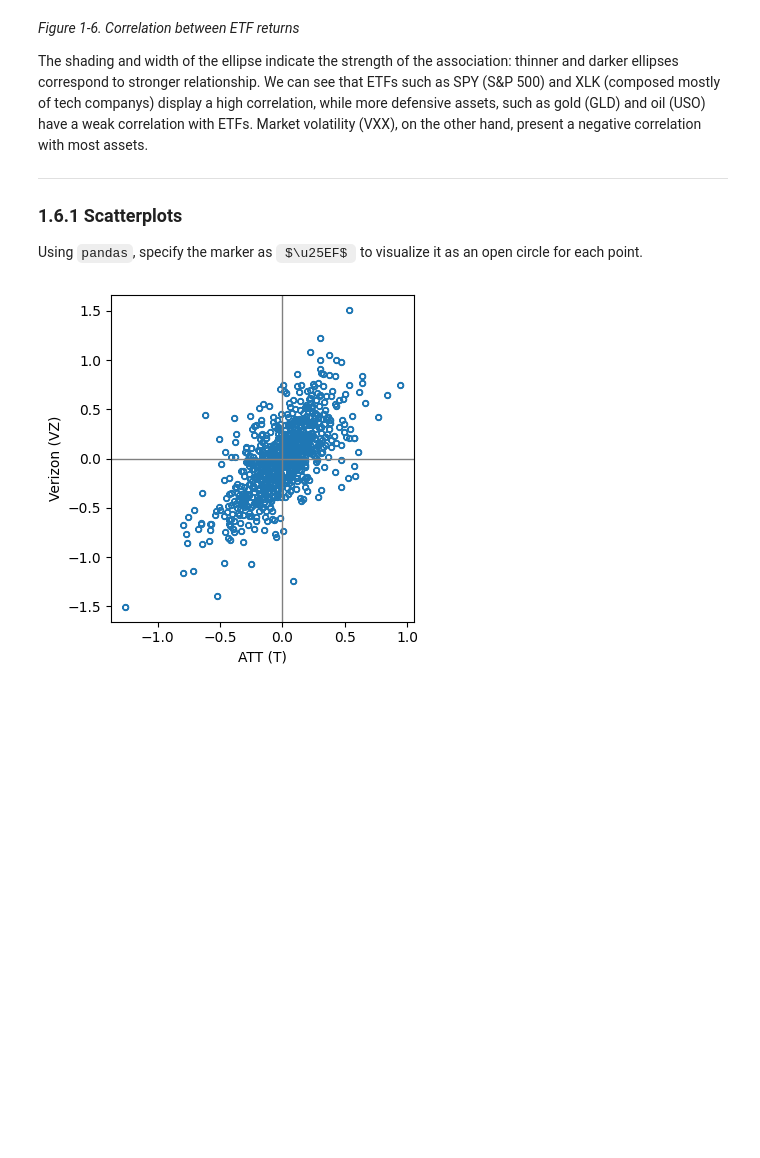
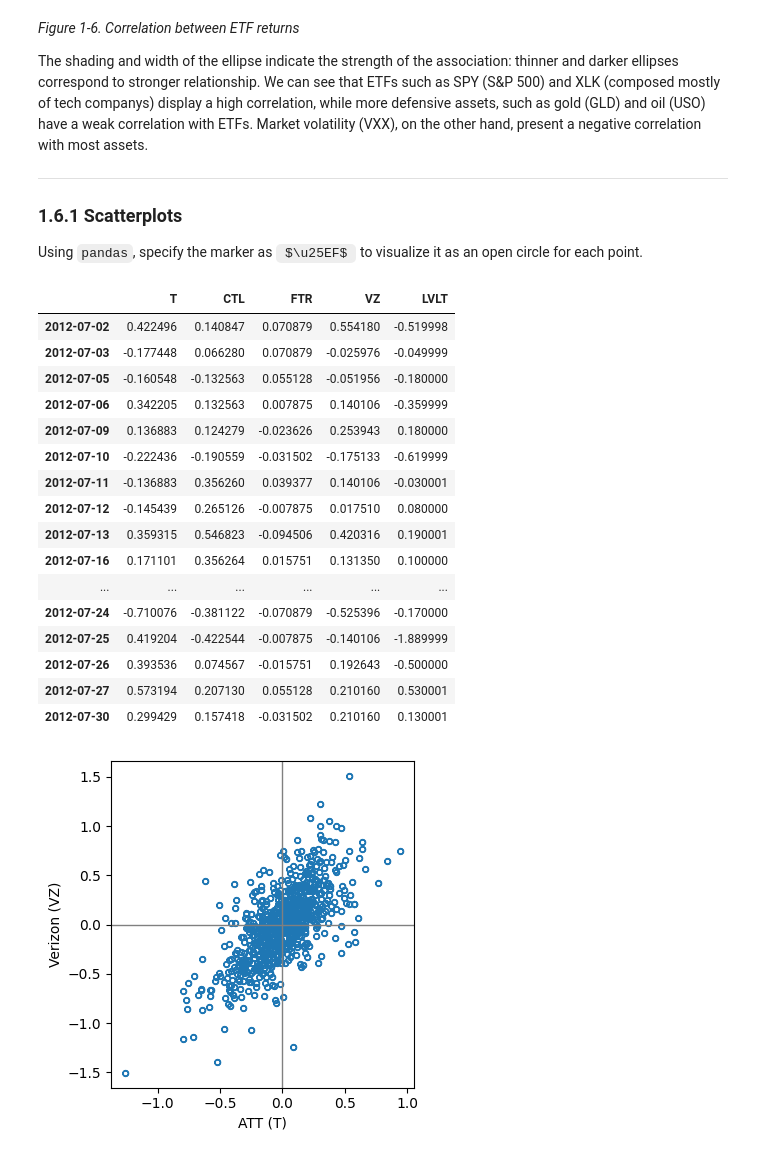
Before and after one commit to felipesebben/practical_statistics, a Jupyter notebook: 1_Exploratory_Data_Analysis.ipynb, the cells around one changed output. Drawn from its saved outputs; the diff is of its cells as text; code cells hidden in the pictures; some formulas as TeX source; blank space fills up the shorter version.

```diff
--- a/1_Exploratory_Data_Analysis.ipynb
+++ b/1_Exploratory_Data_Analysis.ipynb
@@ -456,6 +456,26 @@ plt.show()
 <hr>
 <h3>1.6.1 Scatterplots</h3>
 <p>Using <code>pandas</code>, specify the marker as <code>$\u25EF$</code> to visualize it as an open circle for each point.</p>
+# %%
+telecom.head(20)
+# %% [output]
+|  | T | CTL | FTR | VZ | LVLT |
+| 2012-07-02 | 0.422496 | 0.140847 | 0.070879 | 0.554180 | -0.519998 |
+| 2012-07-03 | -0.177448 | 0.066280 | 0.070879 | -0.025976 | -0.049999 |
+| 2012-07-05 | -0.160548 | -0.132563 | 0.055128 | -0.051956 | -0.180000 |
+| 2012-07-06 | 0.342205 | 0.132563 | 0.007875 | 0.140106 | -0.359999 |
+| 2012-07-09 | 0.136883 | 0.124279 | -0.023626 | 0.253943 | 0.180000 |
+| 2012-07-10 | -0.222436 | -0.190559 | -0.031502 | -0.175133 | -0.619999 |
+| 2012-07-11 | -0.136883 | 0.356260 | 0.039377 | 0.140106 | -0.030001 |
+| 2012-07-12 | -0.145439 | 0.265126 | -0.007875 | 0.017510 | 0.080000 |
+| 2012-07-13 | 0.359315 | 0.546823 | -0.094506 | 0.420316 | 0.190001 |
+| 2012-07-16 | 0.171101 | 0.356264 | 0.015751 | 0.131350 | 0.100000 |
+| ... | ... | ... | ... | ... | ... |
+| 2012-07-24 | -0.710076 | -0.381122 | -0.070879 | -0.525396 | -0.170000 |
+| 2012-07-25 | 0.419204 | -0.422544 | -0.007875 | -0.140106 | -1.889999 |
+| 2012-07-26 | 0.393536 | 0.074567 | -0.015751 | 0.192643 | -0.500000 |
+| 2012-07-27 | 0.573194 | 0.207130 | 0.055128 | 0.210160 | 0.530001 |
+| 2012-07-30 | 0.299429 | 0.157418 | -0.031502 | 0.210160 | 0.130001 |
 # %%
 ax = telecom.plot.scatter(x='T', y='VZ', figsize=(4, 4), marker='$\u25EF$')
 ax.set_xlabel('ATT (T)')
```
